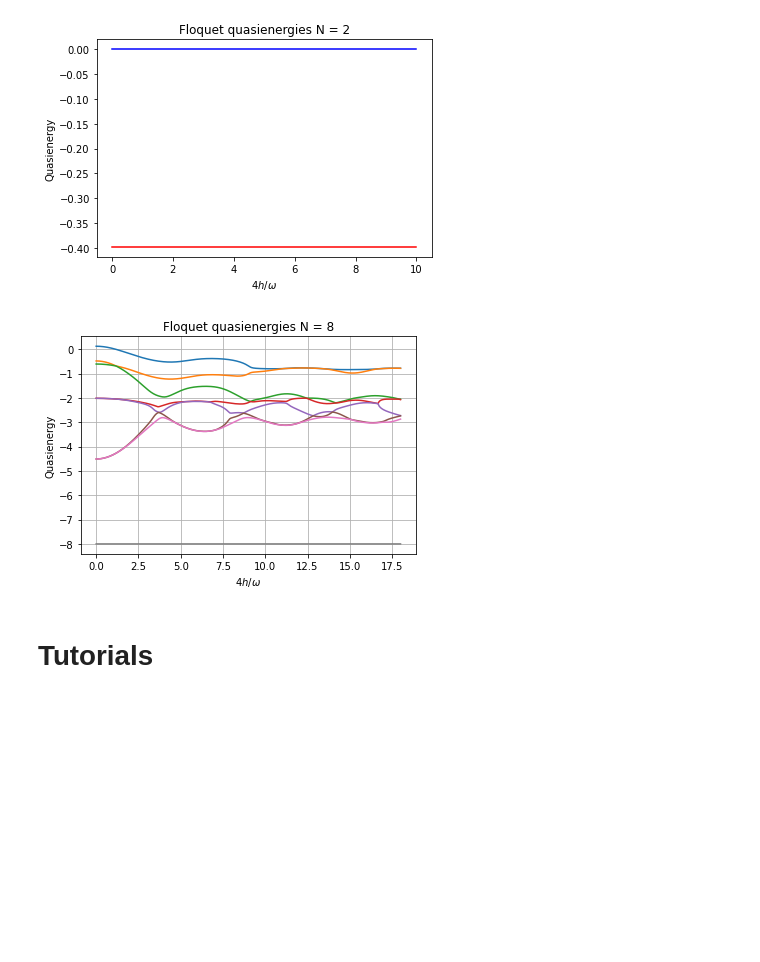
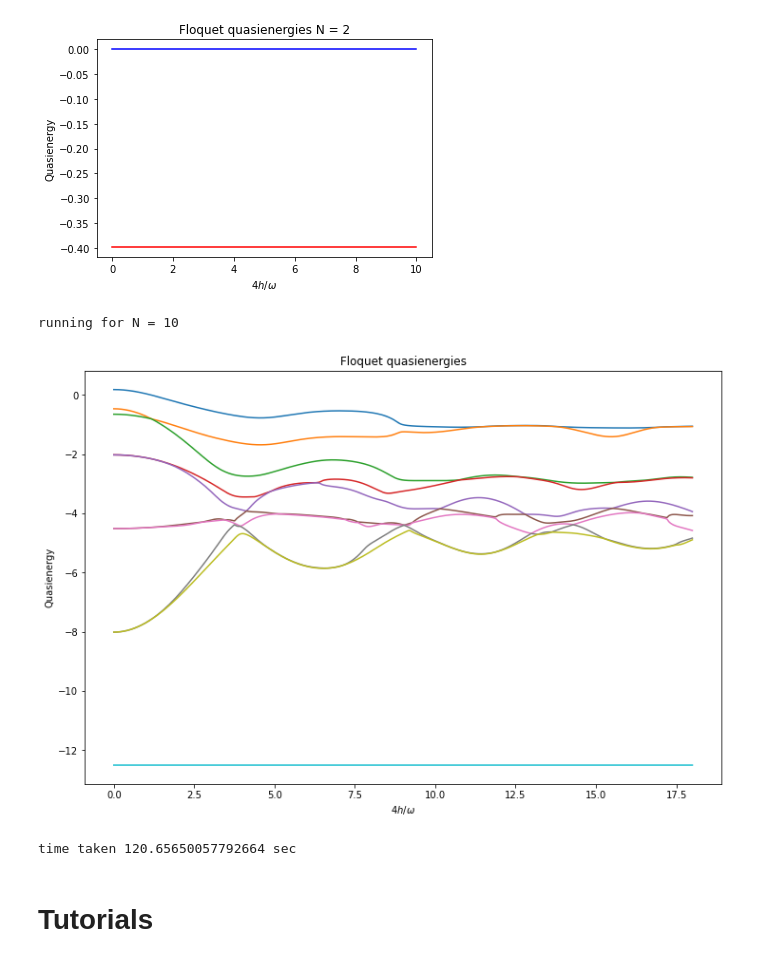
Before and after one commit to rahmahi/qutip_codes, a Jupyter notebook: mfd_flq_qutip.ipynb, the cells around one changed output. Cells and saved outputs as stored; diff of their text form; code cells hidden in the pictures; blank space fills up the shorter version.

Commit message:
floquet th for MFD

```diff
--- a/mfd_flq_qutip.ipynb
+++ b/mfd_flq_qutip.ipynb
@@ -137,7 +137,10 @@ from qutip import *
 from scipy import *
 from pylab import *
 from array import *
+import matplotlib.pyplot as plt
+import time
 
+start = time.time()
 def delta_func(x,y):
     if ( x == y ):
         return 1.0
@@ -145,48 +148,52 @@ def delta_func(x,y):
         return 0.0
 
 
-N = 8
+N = 10
 dc = 0.1
-hsteps = 500
+hsteps = 5000
 tsteps = hsteps +1
 s = -0.5 + (1./N) * np.arange(N)
 H0 = Qobj(np.diagflat(-0.5 * (N * s)**2))
 
 delta_matrix = np.zeros((N,N))
 for i in np.arange(N):
     for j in np.arange(N):
         delta_matrix[i][j] = delta_func(i+1,j) + delta_func(i-1,j)
 
 H11 = Qobj(0.5 * np.sqrt(0.25*N*N - (N * s)**2) * delta_matrix)
 
 omega = 40.0
 args = {'w': omega}
 A_vec = np.linspace(0, 180, hsteps)
 
 
 H0 = (H0 + dc * H11)
 T = (2*pi)/omega
-tlist  = np.linspace(0.0, 10 * T, tsteps)
+tlist  = np.linspace(0.0, 1 * T, tsteps)
 psi0   = basis(N,0)
 q_energies = np.zeros((len(A_vec), N))
 
 for idx, A in enumerate(A_vec):
     H1 = A * H11
     H = [H0, [H1, lambda t,args: sin(args['w'] * t)]]
     f_modes, f_energies = floquet_modes(H, T, args, True)
     q_energies[idx,:] = f_energies
 
-figure()
 
+print('running for N =',N)
+plt.figure(figsize=(12,8))
 for i in np.arange(N):
-    plot(4 *A_vec/omega, q_energies[:,i])
-xlabel(r'$4h/\omega$')
-ylabel(r'Quasienergy')
-title(r'Floquet quasienergies N = 8')
-grid()
-show()
+    plt.plot(4 *A_vec/omega, q_energies[:,i])
+plt.xlabel(r'$4h/\omega$')
+plt.ylabel(r'Quasienergy')
+plt.title(r'Floquet quasienergies')
+plt.show()
+
+print('time taken',time.time()-start,'sec')
 # %% [output]
+running for N = 10
-[figure, old version]
+[figure, new version]
+time taken 120.65650057792664 sec
 # %% [markdown]
 # Tutorials
 # %%
```
